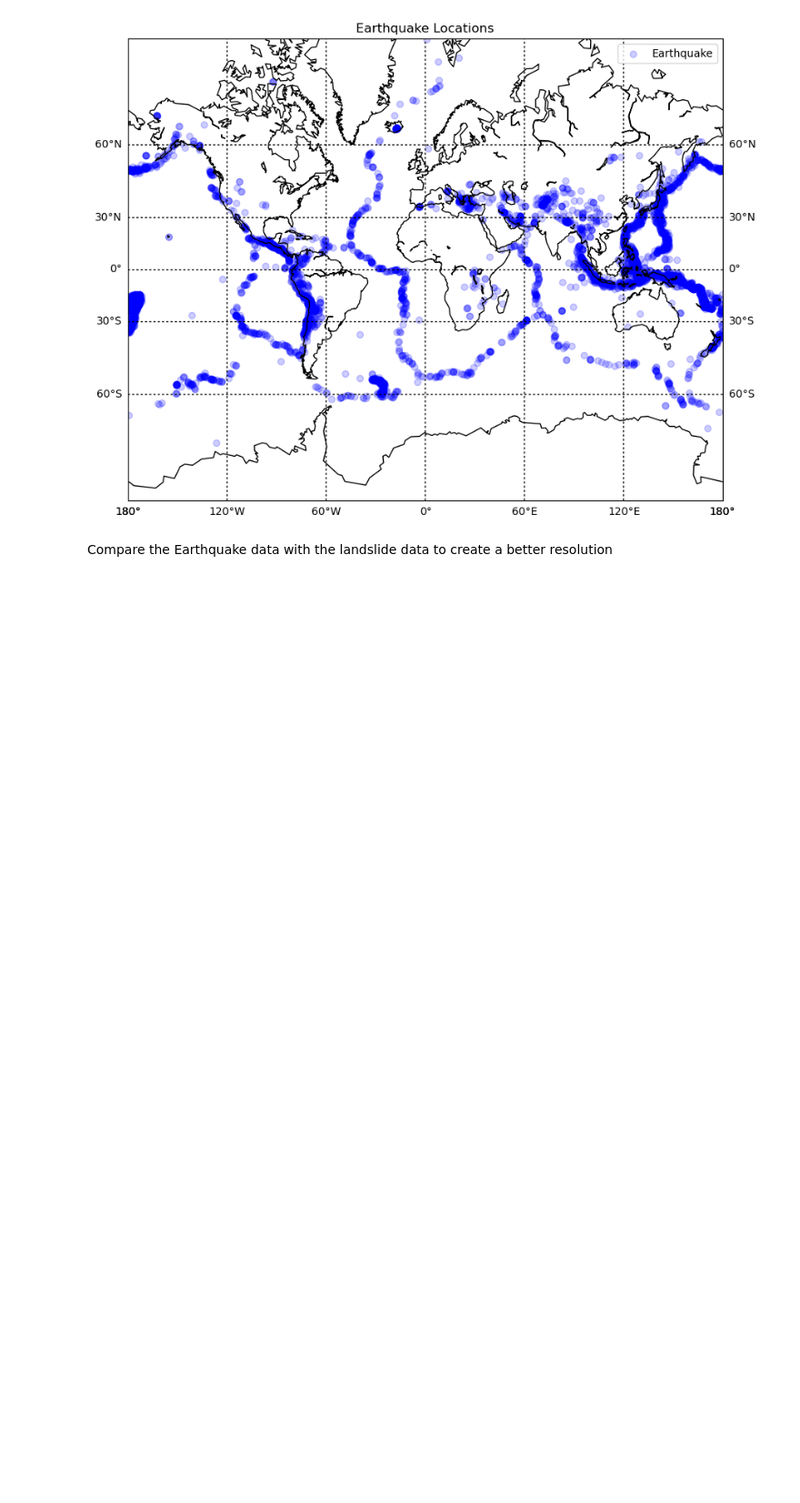
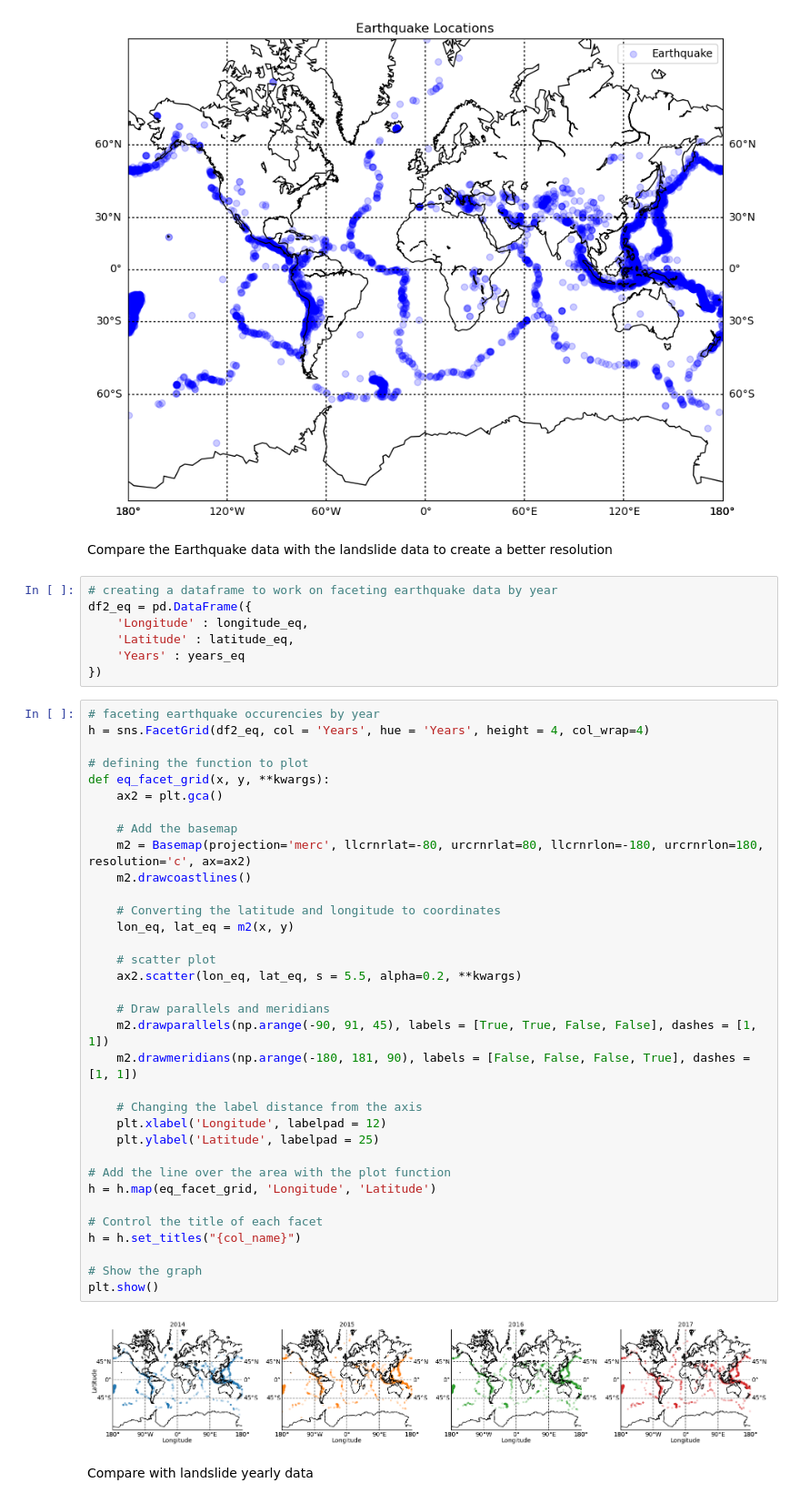
Before and after one commit to gustavopin/GlobalLandslide, a Jupyter notebook: analysis.ipynb, the cells around one changed output. Shown at 91% size. Drawn from its saved outputs; the diff is of its cells as text; blank space fills up the shorter version.

```diff
--- a/analysis.ipynb
+++ b/analysis.ipynb
@@ -172,3 +172,48 @@ plt.show()
 [figure]
 # %% [markdown]
 Compare the Earthquake data with the landslide data to create a better resolution
+# %%
+# creating a dataframe to work on faceting earthquake data by year
+df2_eq = pd.DataFrame({
+    'Longitude' : longitude_eq,
+    'Latitude' : latitude_eq,
+    'Years' : years_eq
+})
+# %%
+# faceting earthquake occurencies by year
+h = sns.FacetGrid(df2_eq, col = 'Years', hue = 'Years', height = 4, col_wrap=4)
+
+# defining the function to plot
+def eq_facet_grid(x, y, **kwargs):
+    ax2 = plt.gca()
+
+    # Add the basemap
+    m2 = Basemap(projection='merc', llcrnrlat=-80, urcrnrlat=80, llcrnrlon=-180, urcrnrlon=180, resolution='c', ax=ax2)
+    m2.drawcoastlines()
+
+    # Converting the latitude and longitude to coordinates
+    lon_eq, lat_eq = m2(x, y)
+
+    # scatter plot
+    ax2.scatter(lon_eq, lat_eq, s = 5.5, alpha=0.2, **kwargs)
+
+    # Draw parallels and meridians
+    m2.drawparallels(np.arange(-90, 91, 45), labels = [True, True, False, False], dashes = [1, 1])
+    m2.drawmeridians(np.arange(-180, 181, 90), labels = [False, False, False, True], dashes = [1, 1])
+
+    # Changing the label distance from the axis
+    plt.xlabel('Longitude', labelpad = 12)
+    plt.ylabel('Latitude', labelpad = 25)
+
+# Add the line over the area with the plot function
+h = h.map(eq_facet_grid, 'Longitude', 'Latitude')
+
+# Control the title of each facet
+h = h.set_titles("{col_name}")
+
+# Show the graph
+plt.show()
+# %% [output]
+[figure, added]
+# %% [markdown]
+Compare with landslide yearly data
```
Also changed, not shown: parts of 1 cell of this notebook, 2 other files.
